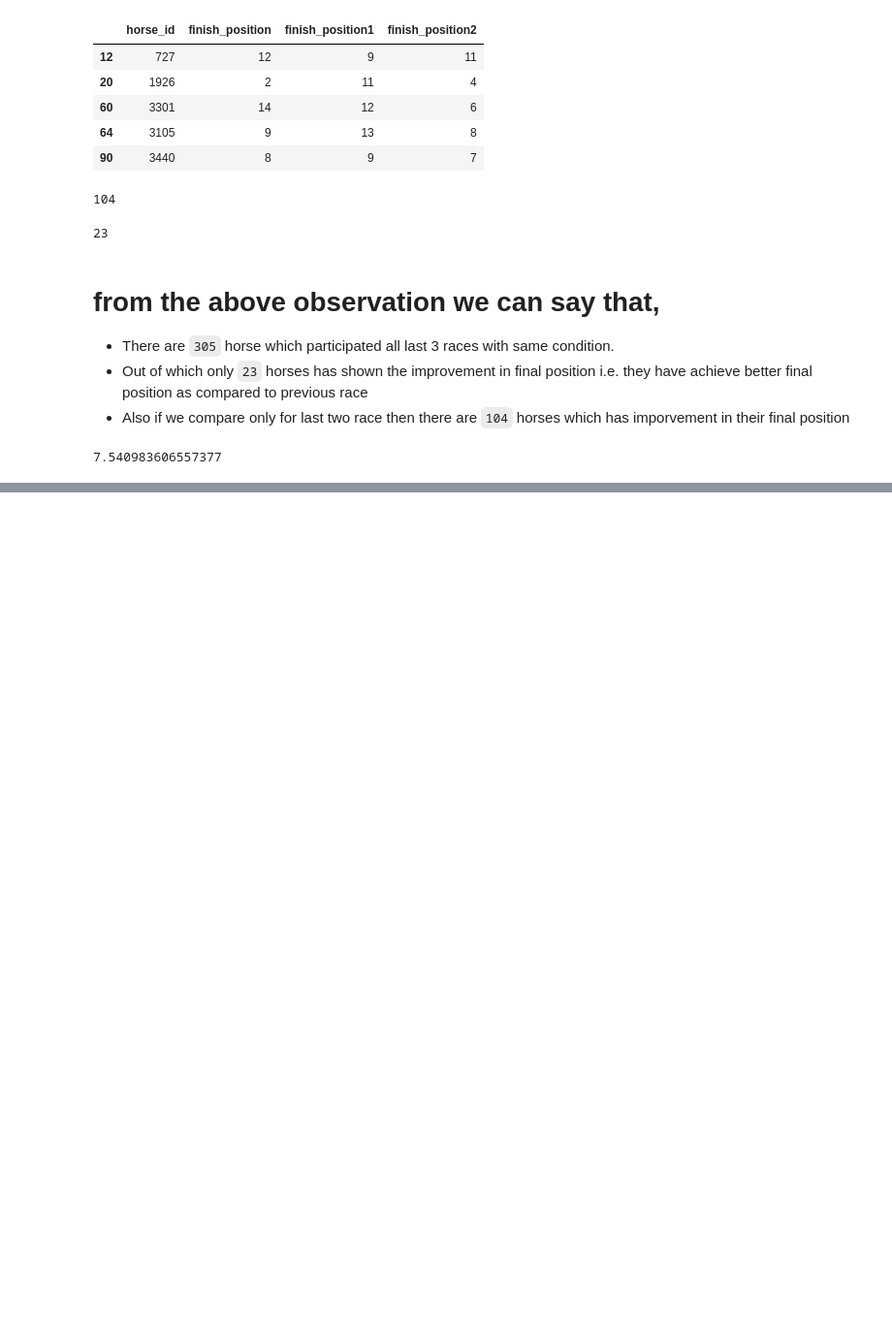
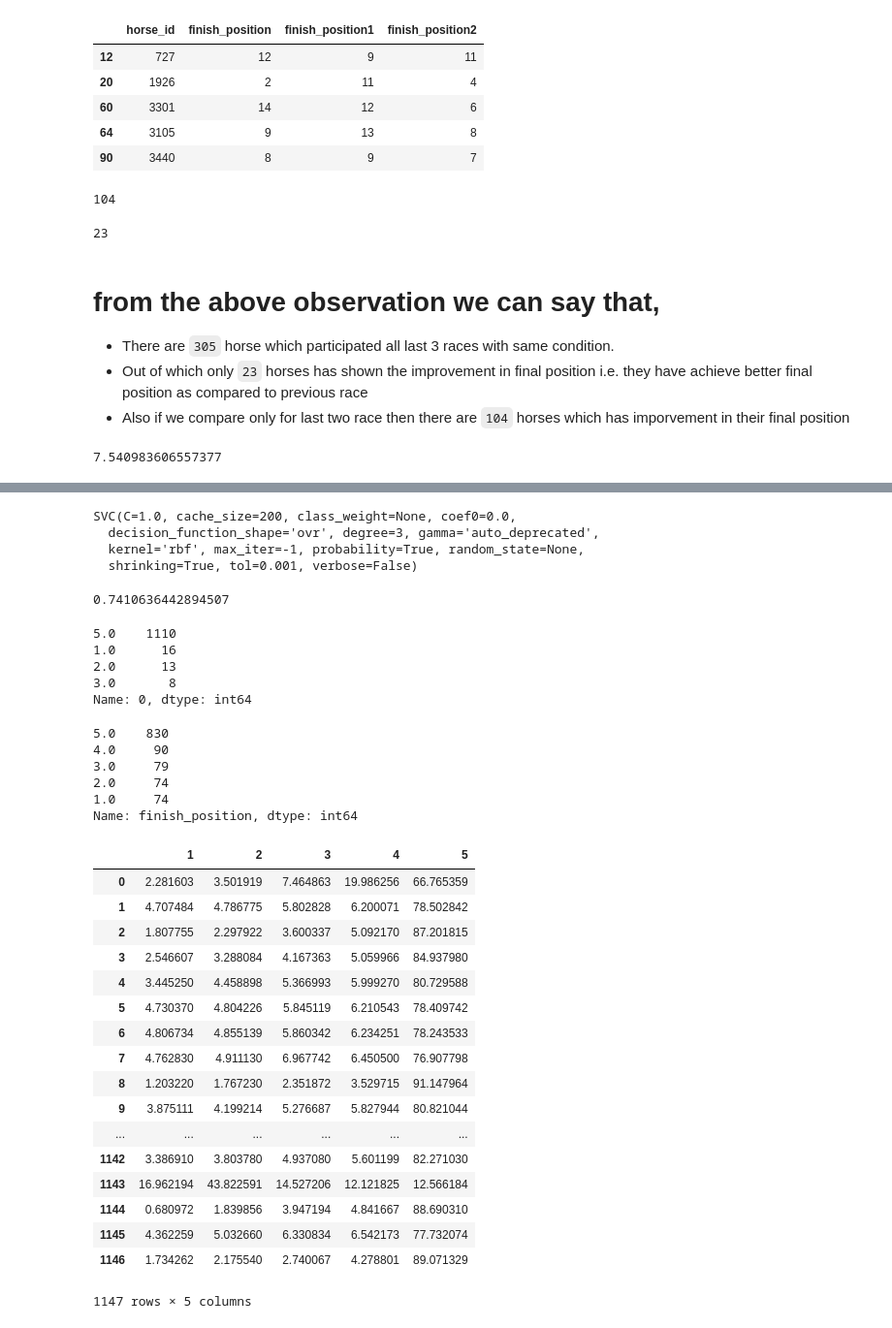
Before and after one commit to AmitMane1993/Machine-Learning-Projects, a Jupyter notebook: Horse_race_1.ipynb, the cells around one changed output, grey strips where cells are left out. Shown: that part at 97% size. Saved outputs shown, nothing was run; the diff lists cells and outputs as text; code cells hidden in the pictures; blank space fills up the shorter version.

```diff
--- a/Horse_race_1.ipynb
+++ b/Horse_race_1.ipynb
@@ -625,0 +818,19 @@ print((23/305)*100)
+# %%
+from sklearn import svm
+#clf = svm.SVC(gamma=0.025, C=10)
+clf = svm.SVC(probability=True)
+# gamma is a measure of influence of a data point. It is inverse of distance of influence. C is complexity of the model
+# lower C value creates simple hyper surface while higher C creates complex surface
+# %%
+X_train, X_test, y_train, y_test = train_test_split(X, y, test_size=0.30, random_state=5)
+# %%
+clf.fit(X_train , y_train)
+# %% [output]
+SVC(C=1.0, cache_size=200, class_weight=None, coef0=0.0,
+  decision_function_shape='ovr', degree=3, gamma='auto_deprecated',
+  kernel='rbf', max_iter=-1, probability=True, random_state=None,
+  shrinking=True, tol=0.001, verbose=False)
+# %%
+clf.score(X_test, y_test)
+# %% [output]
+0.7410636442894507
@@ -625,0 +839,41 @@ print((23/305)*100)
+# %%
+q =pd.DataFrame(predicted)
+q[0].value_counts()
+# %% [output]
+5.0    1110
+1.0      16
+2.0      13
+3.0       8
+Name: 0, dtype: int64
+# %%
+y_test.value_counts()
+# %% [output]
+5.0    830
+4.0     90
+3.0     79
+2.0     74
+1.0     74
+Name: finish_position, dtype: int64
+# %%
+pred_proba = clf.predict_proba(X_test) # predict_proba function call
+# %%
+pd.DataFrame(pred_proba,columns = [1,2,3,4,5])*100
+# %% [output]
+|  | 1 | 2 | 3 | 4 | 5 |
+| 0 | 2.281603 | 3.501919 | 7.464863 | 19.986256 | 66.765359 |
+| 1 | 4.707484 | 4.786775 | 5.802828 | 6.200071 | 78.502842 |
+| 2 | 1.807755 | 2.297922 | 3.600337 | 5.092170 | 87.201815 |
+| 3 | 2.546607 | 3.288084 | 4.167363 | 5.059966 | 84.937980 |
+| 4 | 3.445250 | 4.458898 | 5.366993 | 5.999270 | 80.729588 |
+| 5 | 4.730370 | 4.804226 | 5.845119 | 6.210543 | 78.409742 |
+| 6 | 4.806734 | 4.855139 | 5.860342 | 6.234251 | 78.243533 |
+| 7 | 4.762830 | 4.911130 | 6.967742 | 6.450500 | 76.907798 |
+| 8 | 1.203220 | 1.767230 | 2.351872 | 3.529715 | 91.147964 |
+| 9 | 3.875111 | 4.199214 | 5.276687 | 5.827944 | 80.821044 |
+| ... | ... | ... | ... | ... | ... |
+| 1142 | 3.386910 | 3.803780 | 4.937080 | 5.601199 | 82.271030 |
+| 1143 | 16.962194 | 43.822591 | 14.527206 | 12.121825 | 12.566184 |
+| 1144 | 0.680972 | 1.839856 | 3.947194 | 4.841667 | 88.690310 |
+| 1145 | 4.362259 | 5.032660 | 6.330834 | 6.542173 | 77.732074 |
+| 1146 | 1.734262 | 2.175540 | 2.740067 | 4.278801 | 89.071329 |
+1147 rows × 5 columns
```
Also changed, not shown: parts of 153 cells of this notebook.
